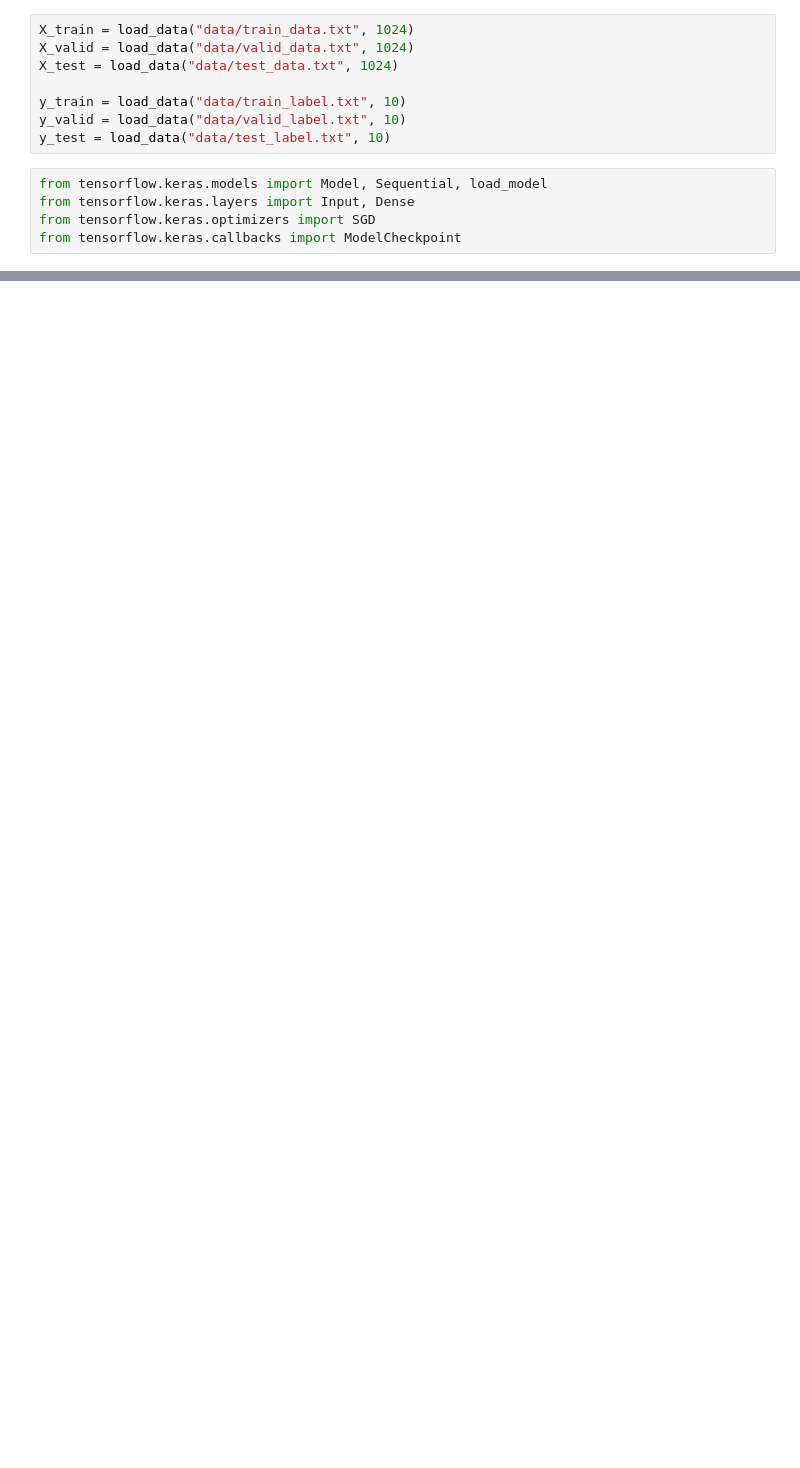
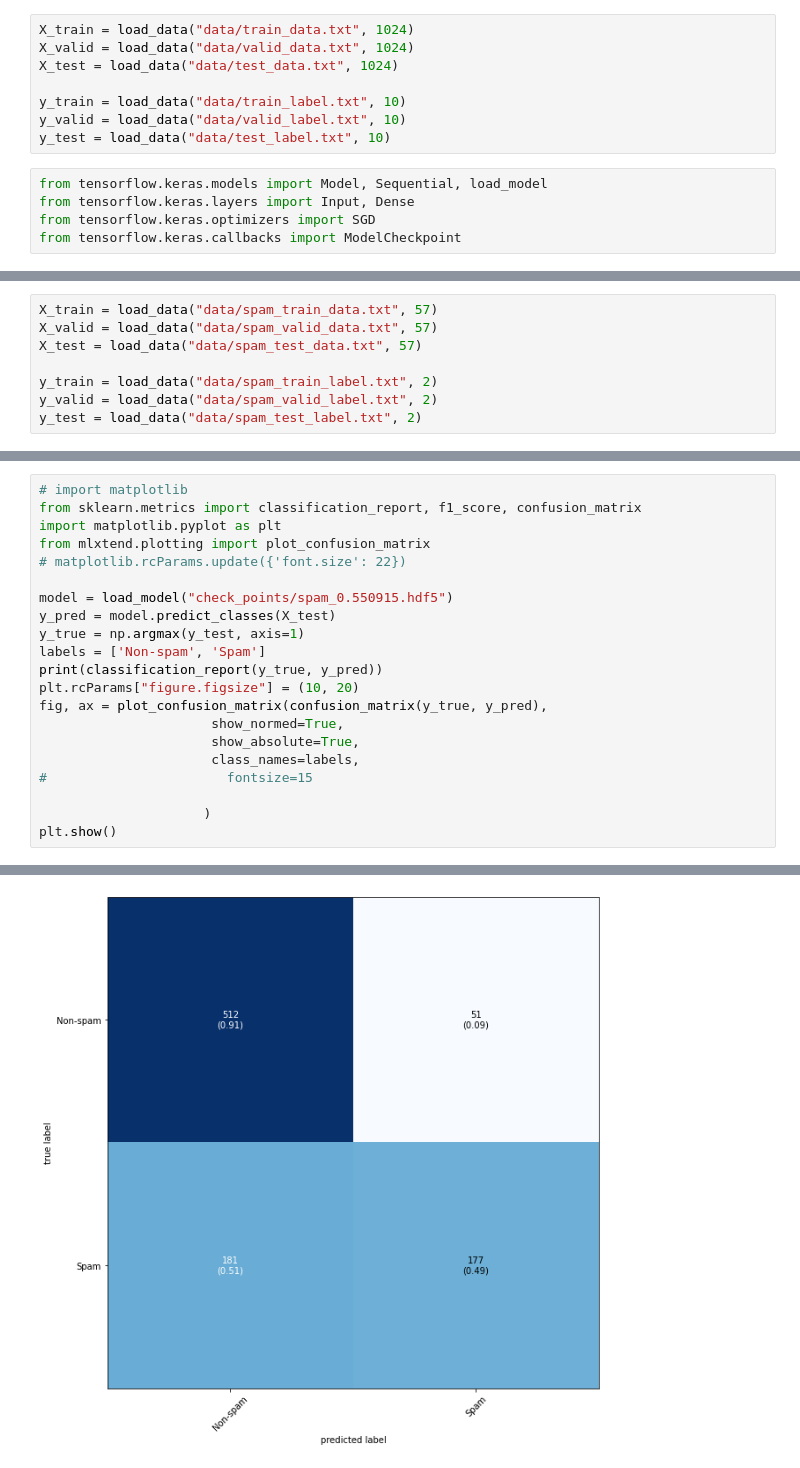
Before and after one commit to NguyenTheAn/nn-cpp, a Jupyter notebook: Verify_keras.ipynb, the cells around one changed output, grey strips where cells are left out. Drawn from its saved outputs; the diff is of its cells as text; blank space fills up the shorter version.

```diff
--- a/Verify_keras.ipynb
+++ b/Verify_keras.ipynb
@@ -106,0 +193,8 @@ weighted avg       0.96      0.96      0.96       446
+# %%
+X_train = load_data("data/spam_train_data.txt", 57)
+X_valid = load_data("data/spam_valid_data.txt", 57)
+X_test = load_data("data/spam_test_data.txt", 57)
+
+y_train = load_data("data/spam_train_label.txt", 2)
+y_valid = load_data("data/spam_valid_label.txt", 2)
+y_test = load_data("data/spam_test_label.txt", 2)
@@ -106,0 +246,22 @@ weighted avg       0.96      0.96      0.96       446
+# %%
+# import matplotlib
+from sklearn.metrics import classification_report, f1_score, confusion_matrix
+import matplotlib.pyplot as plt
+from mlxtend.plotting import plot_confusion_matrix
+# matplotlib.rcParams.update({'font.size': 22})
+
+model = load_model("check_points/spam_0.550915.hdf5")
+y_pred = model.predict_classes(X_test)
+y_true = np.argmax(y_test, axis=1)
+labels = ['Non-spam', 'Spam']
+print(classification_report(y_true, y_pred))
+plt.rcParams["figure.figsize"] = (10, 20)
+fig, ax = plot_confusion_matrix(confusion_matrix(y_true, y_pred),
+                      show_normed=True,
+                      show_absolute=True,
+                      class_names=labels,
+#                       fontsize=15
+
+                     )
+plt.show()
+# %% [output]
@@ -106,0 +276 @@ weighted avg       0.96      0.96      0.96       446
+[figure, added]
```
Also changed, not shown: parts of 11 cells of this notebook, 25 other files.
